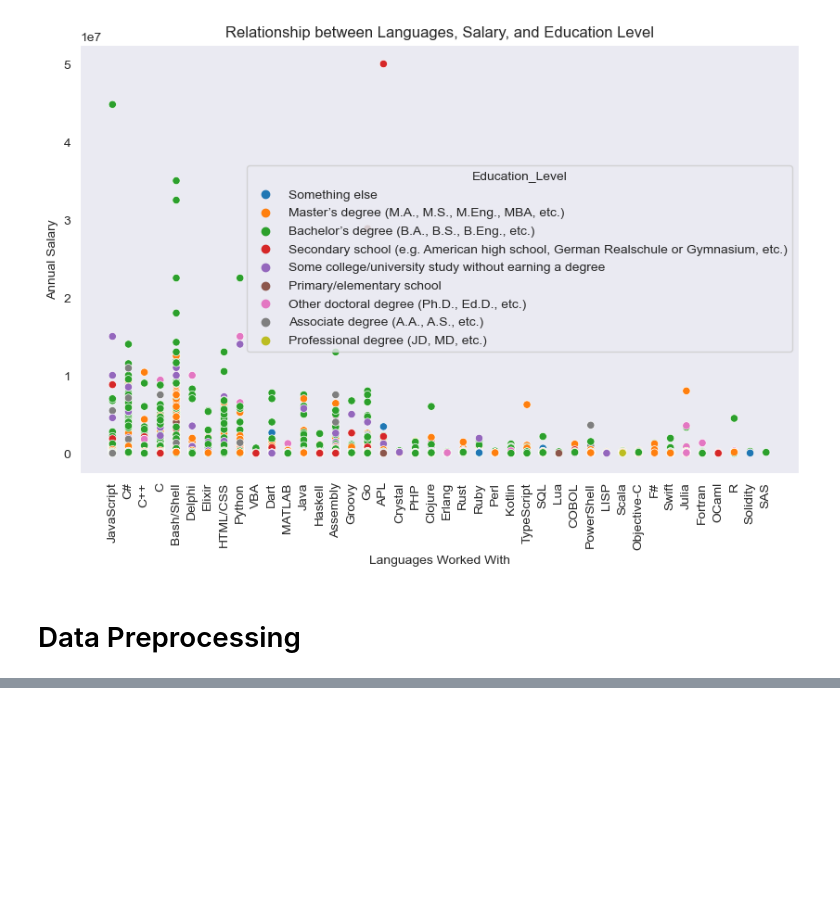
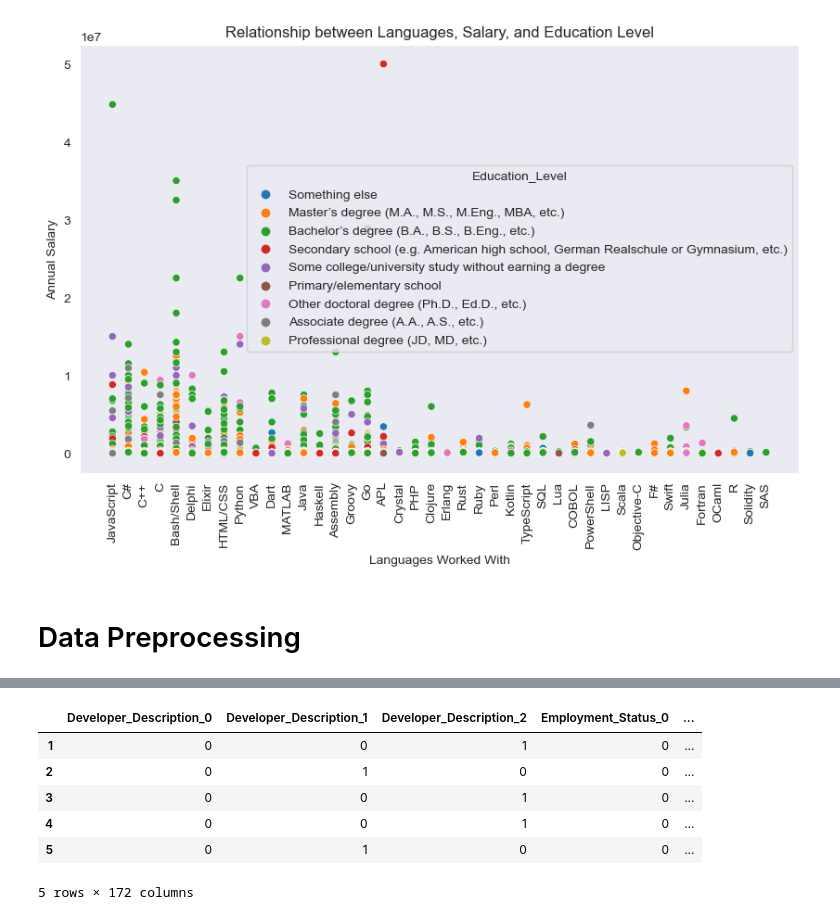
Before and after one commit to paddyokore/developer-salary-prediction, a Jupyter notebook: predicting_developer_salaries.ipynb, the cells around one changed output, grey strips where cells are left out. Drawn from its saved outputs; the diff is of its cells as text; code cells hidden in the pictures; blank space fills up the shorter version.

```diff
--- a/predicting_developer_salaries.ipynb
+++ b/predicting_developer_salaries.ipynb
@@ -1228,0 +1336,22 @@ Outlier Detection and Handling
+# %%
+# perform ordinal encoding
+def perform_ordinal_encoding(df, columns):
+    # Create a copy of the original DataFrame
+    df_encod = df.copy()
+    # Perform Ordinal Encoding for each specified column
+    for column in columns:
+        ordinal_encoder = ce.OrdinalEncoder(cols=[column])
+        df_encod[column] = ordinal_encoder.fit_transform(df_encod[column])
+    return df_encod
+# Perform Ordinal Encoding
+df_encod = perform_ordinal_encoding(df_encoded_binary, final_to_ordinal_encode)
+# Display the encoded dataframe
+df_encod.head(5)
+# %% [output]
+|  | Developer_Description_0 | Developer_Description_1 | Developer_Description_2 | Employment_Status_0 | ... |
+| 1 | 0 | 0 | 1 | 0 | ... |
+| 2 | 0 | 1 | 0 | 0 | ... |
+| 3 | 0 | 0 | 1 | 0 | ... |
+| 4 | 0 | 0 | 1 | 0 | ... |
+| 5 | 0 | 1 | 0 | 0 | ... |
+5 rows × 172 columns
```
Also changed, not shown: parts of 23 cells of this notebook.
